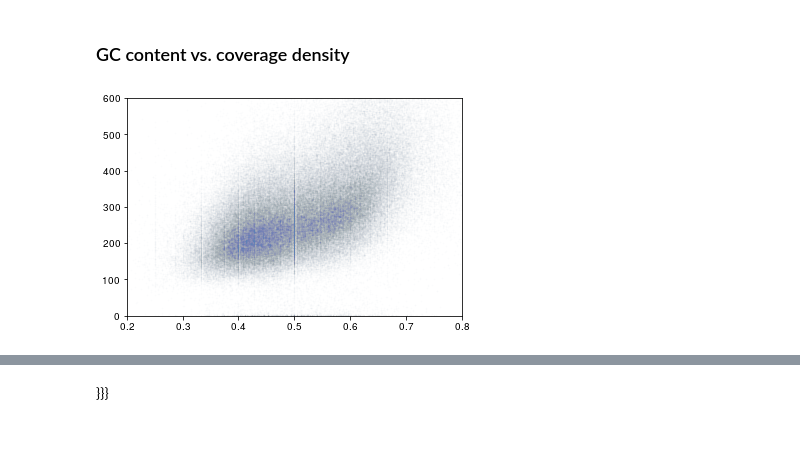
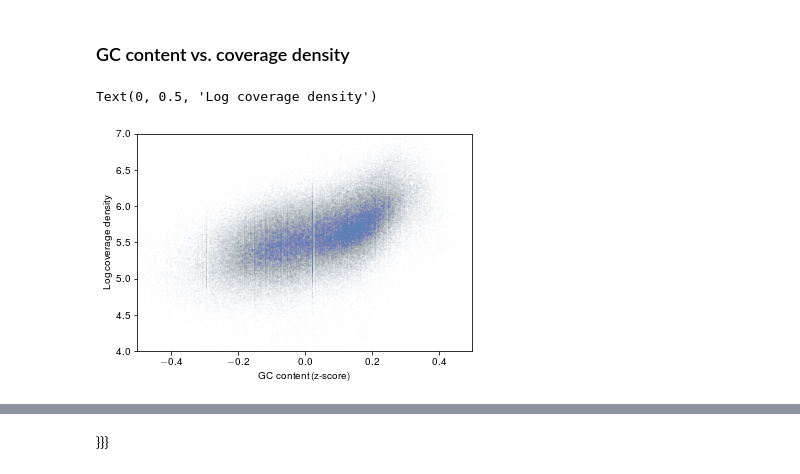
Before and after one commit to getzlab/HapASeg, a Jupyter notebook: 70_coverage.ipynb, the cells around one changed output, grey strips where cells are left out. Drawn from its saved outputs; the diff is of its cells as text; code cells hidden in the pictures; blank space fills up the shorter version.

Commit message:
Update coverage notebook

```diff
--- a/70_coverage.ipynb
+++ b/70_coverage.ipynb
@@ -34,7 +34,7 @@ Cov["C_len"] = Cov["end"] - Cov["start"] + 1
 ## Replication timing
 # %%
 # load track
-F = pd.read_pickle("covars/GSE137764_H1.pickle")
+F = pd.read_pickle("covars/GSE137764_H1.hg19_liftover.pickle")
 
 # map targets to RT intervals
 tidx = mut.map_mutations_to_targets(Cov.rename(columns = { "start" : "pos" }), F, inplace = False)
@@ -62,8 +72,11 @@ Cov["C_GC_z"] = (lambda x : (x - np.nanmean(x))/np.nanstd(x))(np.log(Cov["C_GC"]
 ### GC content vs. coverage density
 # %%
 plt.figure(11); plt.clf()
-plt.scatter(Cov["C_GC"], Cov["covcorr"]/Cov["C_len"], alpha = 0.01, s = 1)
-plt.xlim([0.2,0.8]);
-plt.ylim([0,600]);
+plt.scatter(Cov["C_GC_z"], np.log(Cov["covcorr"]/Cov["C_len"]), alpha = 0.01, s = 1)
+plt.xlim([-0.5, 0.5]);
+plt.ylim([4, 7]);
+plt.xlabel("GC content (z-score)")
+plt.ylabel("Log coverage density")
 # %% [output]
+Text(0, 0.5, 'Log coverage density')
-[figure, old version]
+[figure, new version]
```
Also changed, not shown: parts of 19 cells of this notebook.
